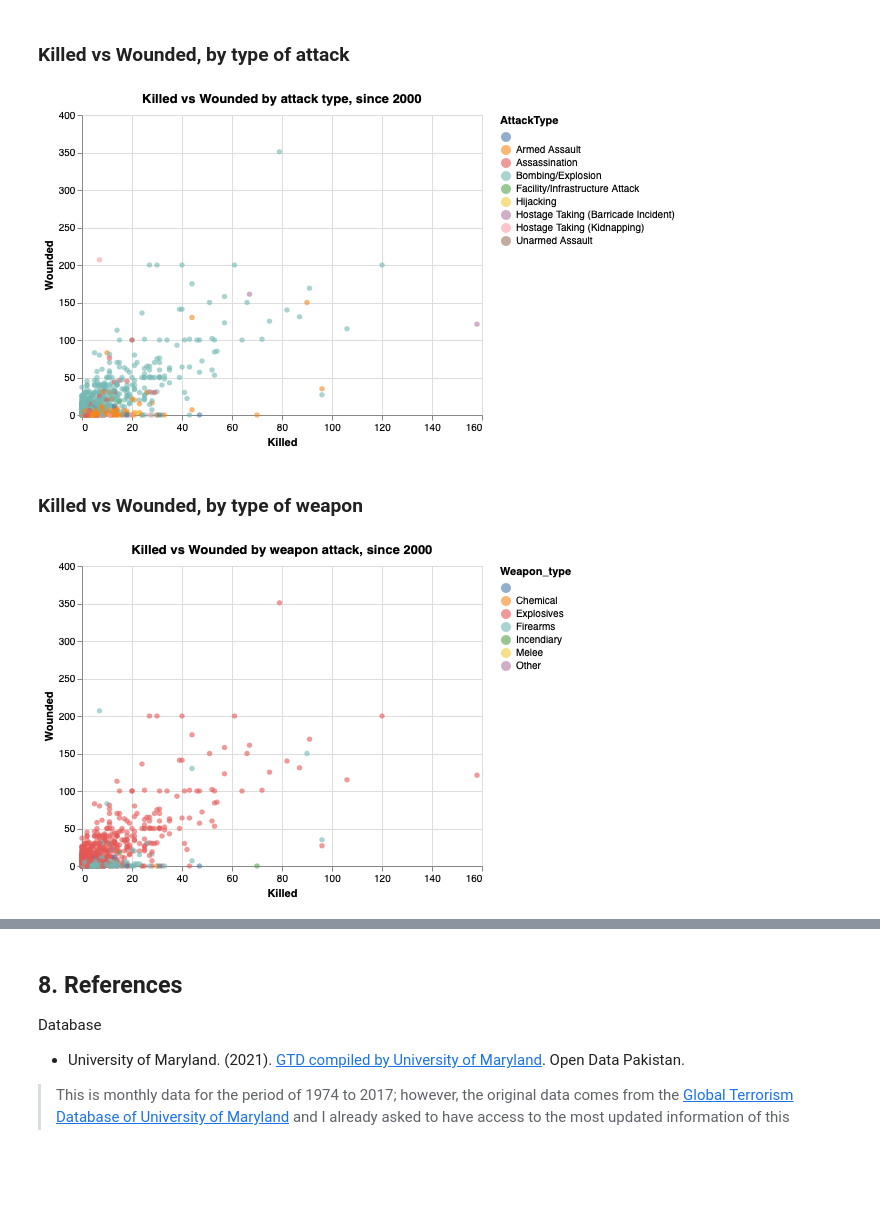
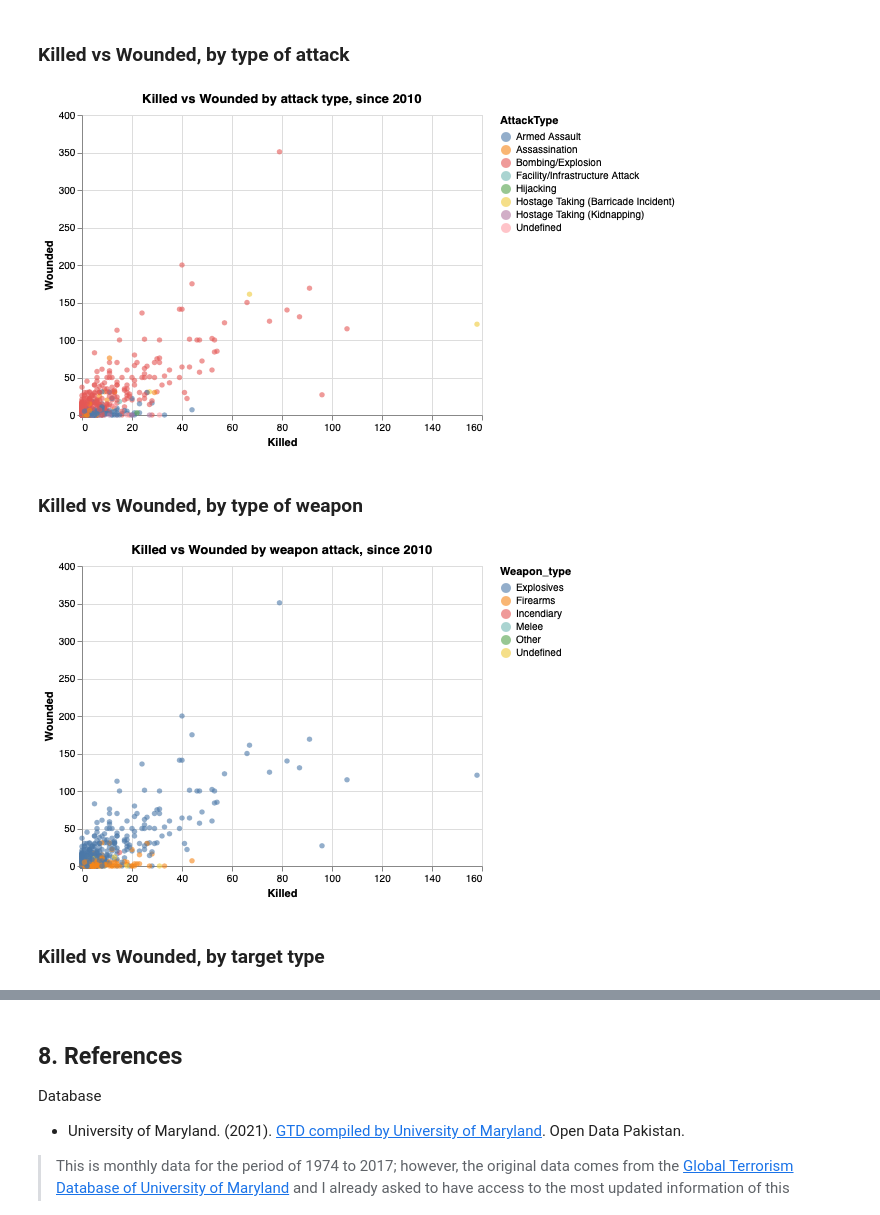
Before and after one commit to vcuspinera/Pakistan_inflation-crime, a Jupyter notebook: src/02_EDA_Crime.ipynb, the cells around one changed output, grey strips where cells are left out. Drawn from its saved outputs; the diff is of its cells as text; code cells hidden in the pictures; blank space fills up the shorter version.

```diff
--- a/src/02_EDA_Crime.ipynb
+++ b/src/02_EDA_Crime.ipynb
@@ -249,7 +250,7 @@ Casualties     0
 dtype: int64
 # %%
 # In column `Target` changed `NaN` for `Unidentified`
-df['Target'].fillna("Unidentifiede", inplace = True)
+df['Target'].fillna("Undefined", inplace = True)
 
 # Look againg for missing values
 df.isnull().sum()
@@ -314,3 +317,23 @@ for i in df[df['Day']==0].index:
 # get colum of dates
 my_dates = pd.to_datetime(dict(year=df.Year, month=df.Month, day=df.Day))
 df['date'] = my_dates
+# %%
+# Replace `AttackType` = ' ' to 'Undefined'
+for i in df[df['AttackType']==' '].index:
+    df['AttackType'][i] = 'Undefined'
+
+# Replace `Target_type` = ' ' to 'Undefined'
+for i in df[df['Target_type']==' '].index:
+    df['Target_type'][i] = 'Undefined'
+
+# Replace `Weapon_type` = ' ' to 'Undefined'
+for i in df[df['Weapon_type']==' '].index:
+    df['Weapon_type'][i] = 'Undefined'
+
+# Replace `Target` = ' ' to 'Undefined'
+for i in df[df['Target']==' '].index:
+    df['Target'][i] = 'Undefined'
+
+# Replace `Group` = ' ' to 'Undefined'
+for i in df[df['Group']==' '].index:
+    df['Group'][i] = 'Undefined'
@@ -474,26 +496,28 @@ alt.Chart(source[source.Year>=2000]).mark_rect().encode(
 # %% [markdown]
 ### Killed vs Wounded, by type of attack
 # %%
-alt.Chart(df[df.Year>=2000]).mark_circle(opacity=.6).encode(
-    alt.X('Killed'),
-    alt.Y('Wounded'),
+alt.Chart(df[df.Year>=2010]).mark_circle(opacity=.6).encode(
+    alt.X('Killed:Q'),# scale=alt.Scale(type="log")),
+    alt.Y('Wounded:Q'),# scale=alt.Scale(type="log")),
     alt.Color('AttackType'),
     tooltip=['Killed', 'Wounded', 'AttackType']
 ).properties(
-    title = "Killed vs Wounded by attack type, since 2000"
+    title = "Killed vs Wounded by attack type, since 2010"
 )
 # %% [output]
-[figure, old version]
+[figure, new version]
 # %% [markdown]
 ### Killed vs Wounded, by type of weapon
 # %%
-alt.Chart(df[df.Year>=2000]).mark_circle(opacity=.6).encode(
+alt.Chart(df[df.Year>=2010]).mark_circle(opacity=.6).encode(
     alt.X('Killed'),
     alt.Y('Wounded'),
     alt.Color('Weapon_type'),
     tooltip=['Killed', 'Wounded', 'Weapon_type']
 ).properties(
-    title = "Killed vs Wounded by weapon attack, since 2000"
+    title = "Killed vs Wounded by weapon attack, since 2010"
 )
 # %% [output]
-[figure, old version]
+[figure, new version]
+# %% [markdown]
+### Killed vs Wounded, by target type
```
Also changed, not shown: parts of 23 cells of this notebook, 4 other files.
